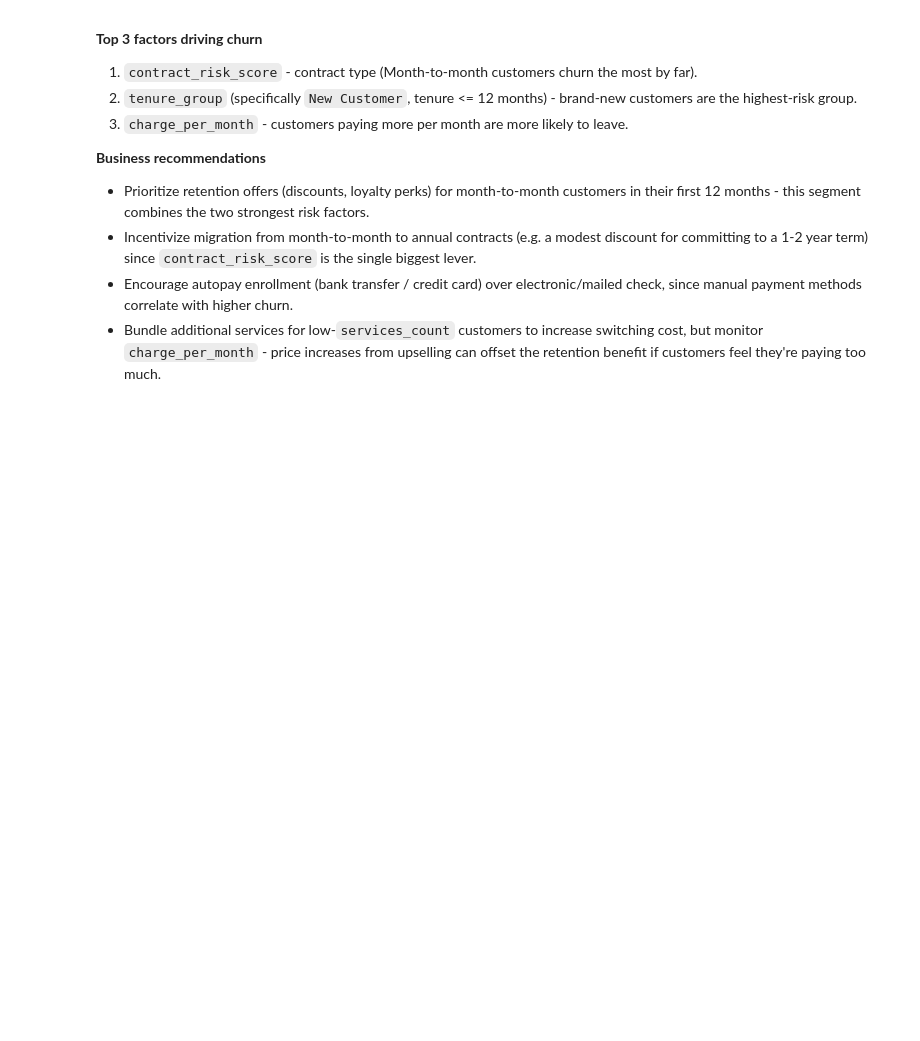
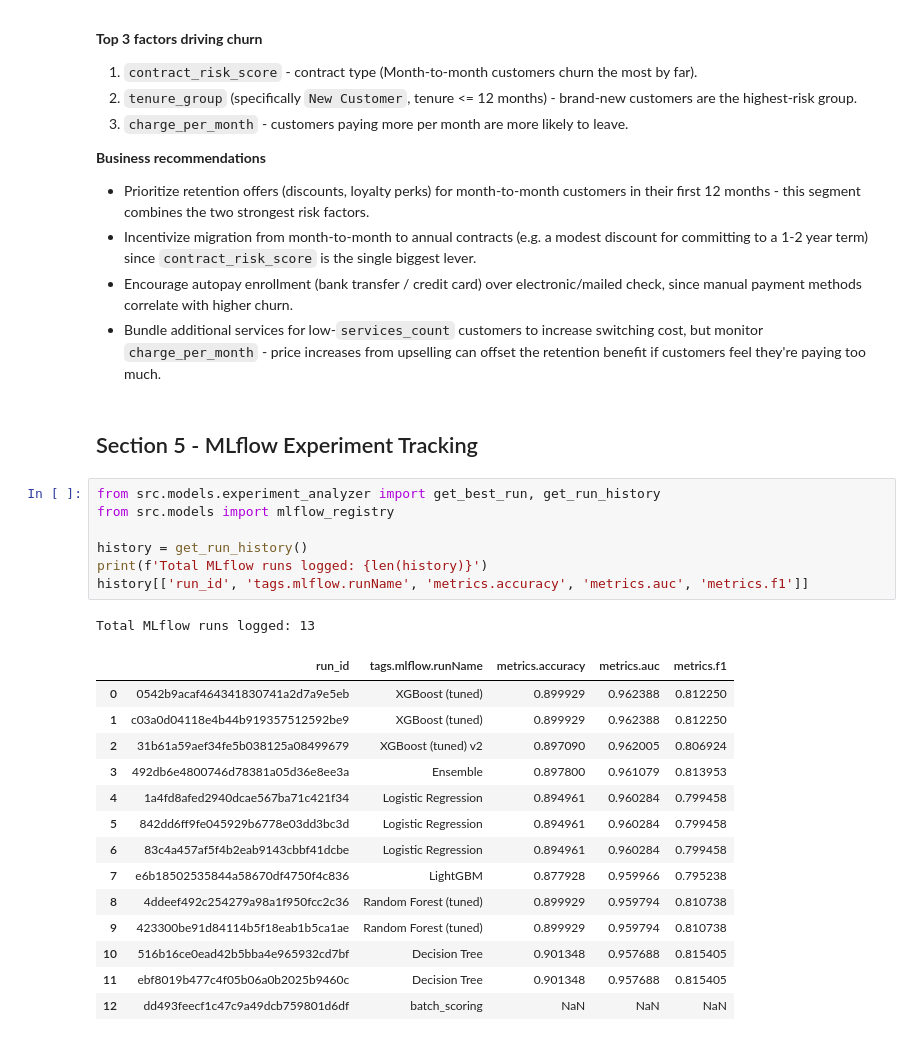
Before and after one commit to raja69reddy/customer-churn-predictor, a Jupyter notebook: notebooks/03_model_analysis.ipynb, the cells around one changed output. Cells and saved outputs as stored; diff of their text form; blank space fills up the shorter version.

Commit message:
Day 8: added MLflow summary to model analysis notebook

```diff
--- a/notebooks/03_model_analysis.ipynb
+++ b/notebooks/03_model_analysis.ipynb
@@ -156,3 +158,28 @@ final_registry
 - Incentivize migration from month-to-month to annual contracts (e.g. a modest discount for committing to a 1-2 year term) since `contract_risk_score` is the single biggest lever.
 - Encourage autopay enrollment (bank transfer / credit card) over electronic/mailed check, since manual payment methods correlate with higher churn.
 - Bundle additional services for low-`services_count` customers to increase switching cost, but monitor `charge_per_month` - price increases from upselling can offset the retention benefit if customers feel they're paying too much.
+# %% [markdown]
+## Section 5 - MLflow Experiment Tracking
+# %%
+from src.models.experiment_analyzer import get_best_run, get_run_history
+from src.models import mlflow_registry
+
+history = get_run_history()
+print(f'Total MLflow runs logged: {len(history)}')
+history[['run_id', 'tags.mlflow.runName', 'metrics.accuracy', 'metrics.auc', 'metrics.f1']]
+# %% [output]
+Total MLflow runs logged: 13
+|  | run_id | tags.mlflow.runName | metrics.accuracy | metrics.auc | metrics.f1 |
+| 0 | 0542b9acaf464341830741a2d7a9e5eb | XGBoost (tuned) | 0.899929 | 0.962388 | 0.812250 |
+| 1 | c03a0d04118e4b44b919357512592be9 | XGBoost (tuned) | 0.899929 | 0.962388 | 0.812250 |
+| 2 | 31b61a59aef34fe5b038125a08499679 | XGBoost (tuned) v2 | 0.897090 | 0.962005 | 0.806924 |
+| 3 | 492db6e4800746d78381a05d36e8ee3a | Ensemble | 0.897800 | 0.961079 | 0.813953 |
+| 4 | 1a4fd8afed2940dcae567ba71c421f34 | Logistic Regression | 0.894961 | 0.960284 | 0.799458 |
+| 5 | 842dd6ff9fe045929b6778e03dd3bc3d | Logistic Regression | 0.894961 | 0.960284 | 0.799458 |
+| 6 | 83c4a457af5f4b2eab9143cbbf41dcbe | Logistic Regression | 0.894961 | 0.960284 | 0.799458 |
+| 7 | e6b18502535844a58670df4750f4c836 | LightGBM | 0.877928 | 0.959966 | 0.795238 |
+| 8 | 4ddeef492c254279a98a1f950fcc2c36 | Random Forest (tuned) | 0.899929 | 0.959794 | 0.810738 |
+| 9 | 423300be91d84114b5f18eab1b5ca1ae | Random Forest (tuned) | 0.899929 | 0.959794 | 0.810738 |
+| 10 | 516b16ce0ead42b5bba4e965932cd7bf | Decision Tree | 0.901348 | 0.957688 | 0.815405 |
+| 11 | ebf8019b477c4f05b06a0b2025b9460c | Decision Tree | 0.901348 | 0.957688 | 0.815405 |
+| 12 | dd493feecf1c47c9a49dcb759801d6df | batch_scoring | NaN | NaN | NaN |
```
Also changed, not shown: parts of 7 cells of this notebook.
